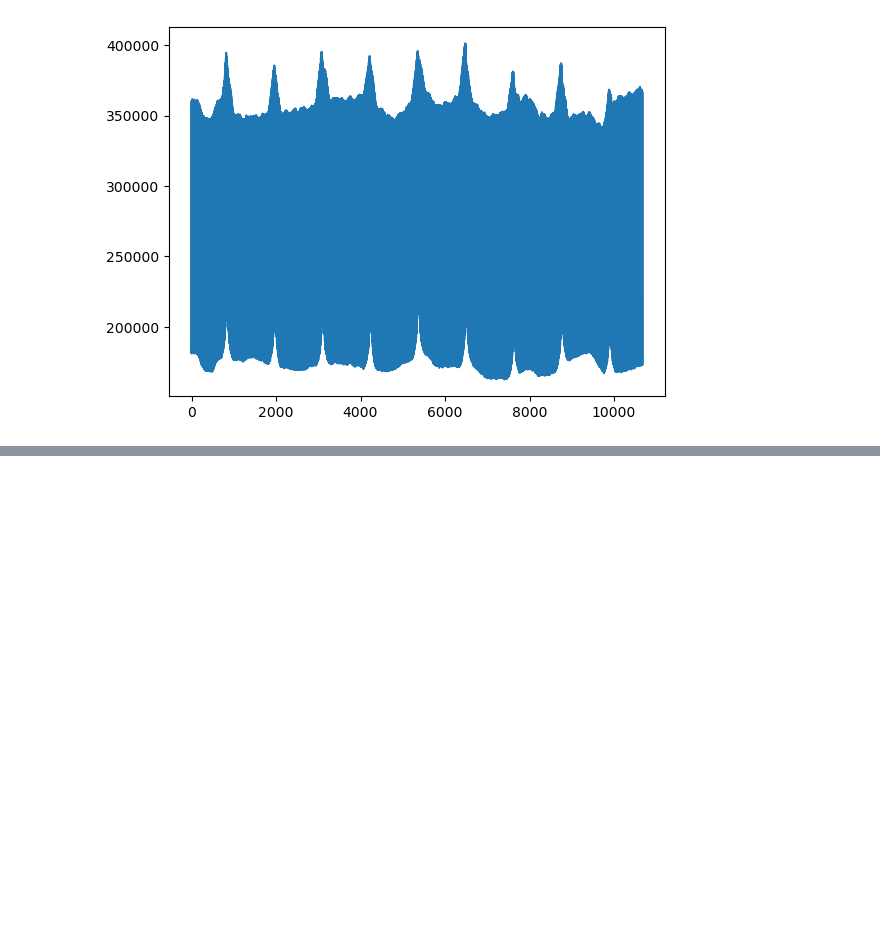
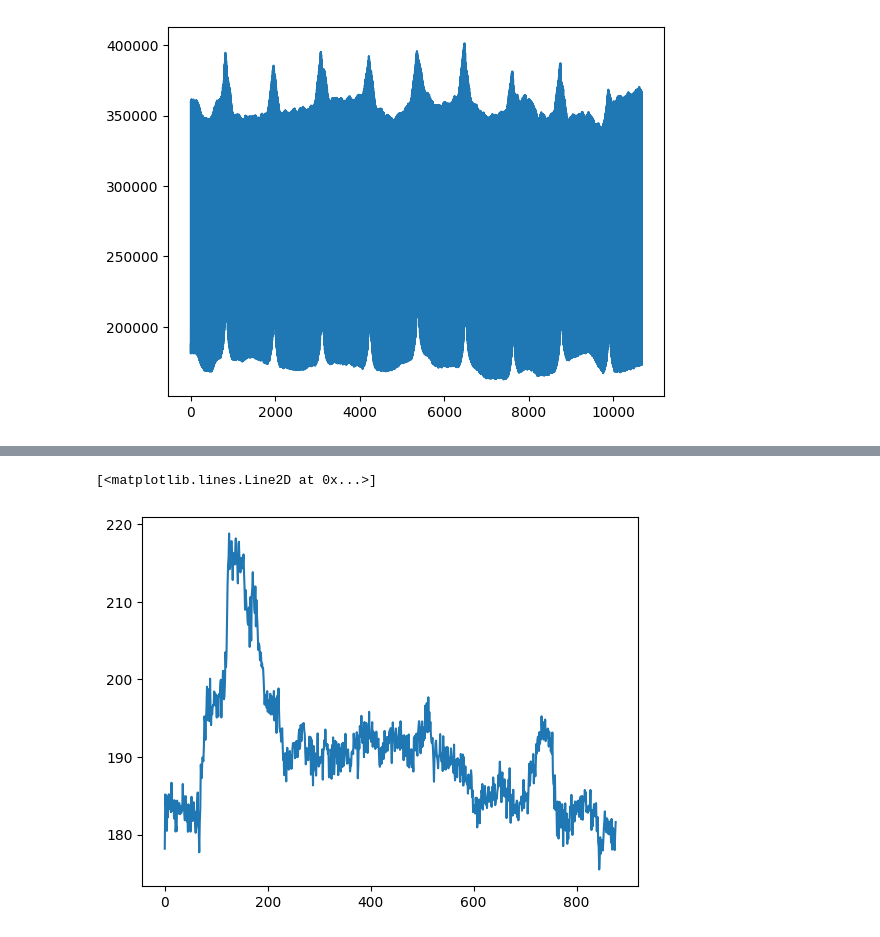
Before and after one commit to JeperoJ/Photoluminescence-scanner, a Jupyter notebook: Software refactor/LIPI_Processing/testing_fps_wrong.ipynb, the cells around one changed output, grey strips where cells are left out. Cells and saved outputs as stored; diff of their text form; code cells hidden in the pictures; blank space fills up the shorter version.

```diff
--- a/Software refactor/LIPI_Processing/testing_fps_wrong.ipynb
+++ b/Software refactor/LIPI_Processing/testing_fps_wrong.ipynb
@@ -169,0 +170,8 @@ plt.plot(peaks_test, test[0][peaks_test], ".r")
+# %%
+line_profiles = scan[:, 279, :]
+line_env, line_res = scipy.signal.envelope(line_profiles, bp_in, n_out = int(0.3*len(line_profiles)/(int(f_s/f_m))), axis=0)
+# %%
+plt.plot(line_res[:,0])
+# %% [output]
+[<matplotlib.lines.Line2D at 0x...>]
+[figure, added]
```
Also changed, not shown: parts of 10 cells of this notebook, 1 other file.
